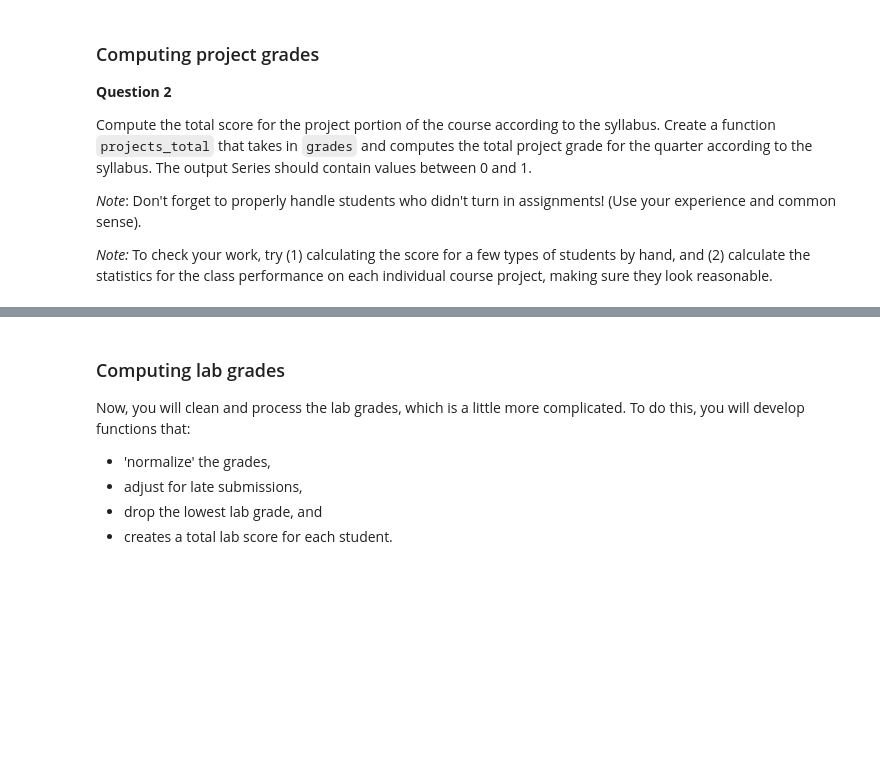
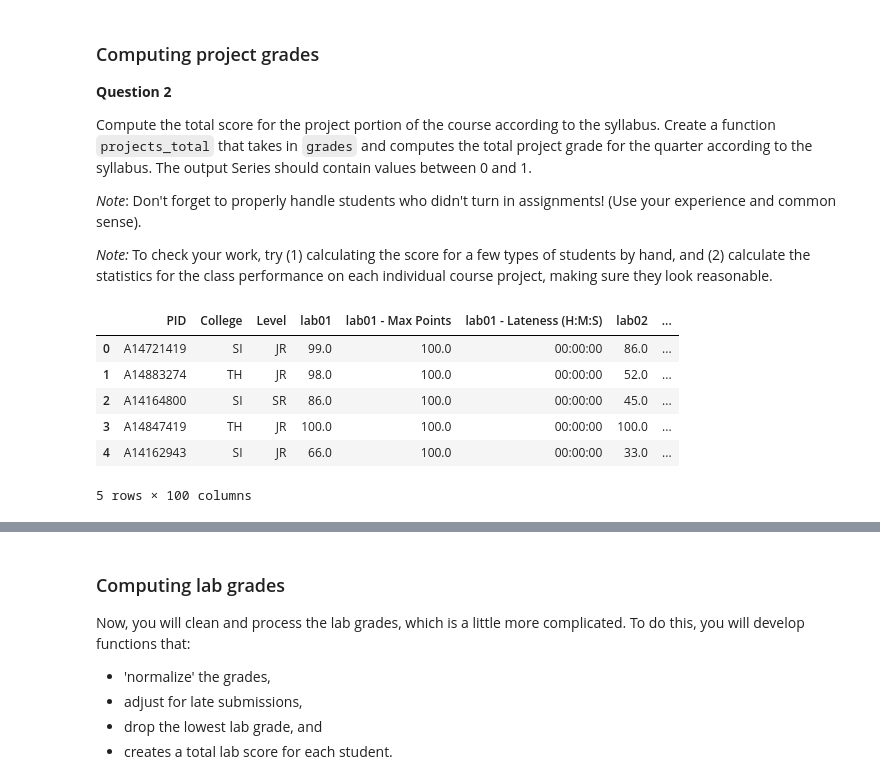
Before and after one commit to vinaybhupathiraju18/dsc80-sp20, a Jupyter notebook: projects/project01/project01.ipynb, the cells around one changed output, grey strips where cells are left out. Cells and saved outputs as stored; diff of their text form; code cells hidden in the pictures; blank space fills up the shorter version.

```diff
--- a/projects/project01/project01.ipynb
+++ b/projects/project01/project01.ipynb
@@ -116,6 +182,16 @@ Compute the total score for the project portion of the course according to the s
 *Note*: Don't forget to properly handle students who didn't turn in assignments! (Use your experience and common sense).
 
 *Note:* To check your work, try (1) calculating the score for a few types of students by hand, and (2) calculate the statistics for the class performance on each individual course project, making sure they look reasonable.
+# %%
+grades.head()
+# %% [output]
+|  | PID | College | Level | lab01 | lab01 - Max Points | lab01 - Lateness (H:M:S) | lab02 | ... |
+| 0 | A14721419 | SI | JR | 99.0 | 100.0 | 00:00:00 | 86.0 | ... |
+| 1 | A14883274 | TH | JR | 98.0 | 100.0 | 00:00:00 | 52.0 | ... |
+| 2 | A14164800 | SI | SR | 86.0 | 100.0 | 00:00:00 | 45.0 | ... |
+| 3 | A14847419 | TH | JR | 100.0 | 100.0 | 00:00:00 | 100.0 | ... |
+| 4 | A14162943 | SI | JR | 66.0 | 100.0 | 00:00:00 | 33.0 | ... |
+5 rows × 100 columns
 # %%
 proj.projects_total(grades)
 # %% [output]
```
Also changed, not shown: parts of 20 cells of this notebook, 5 other files.
